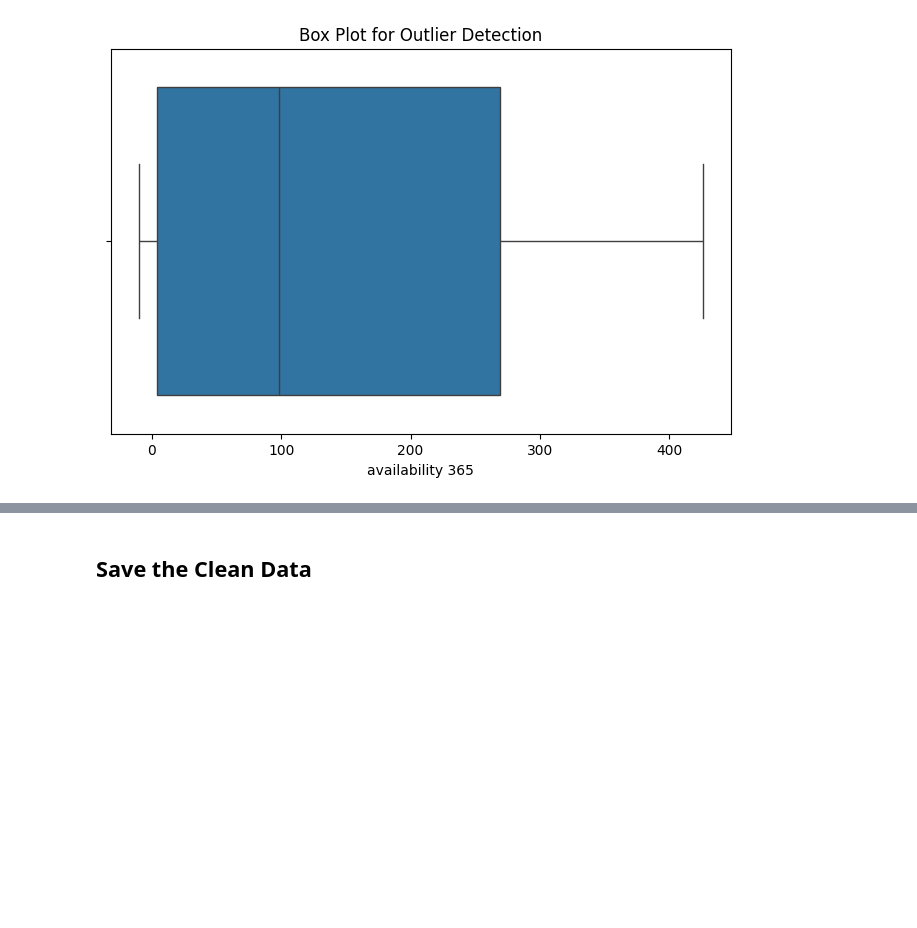
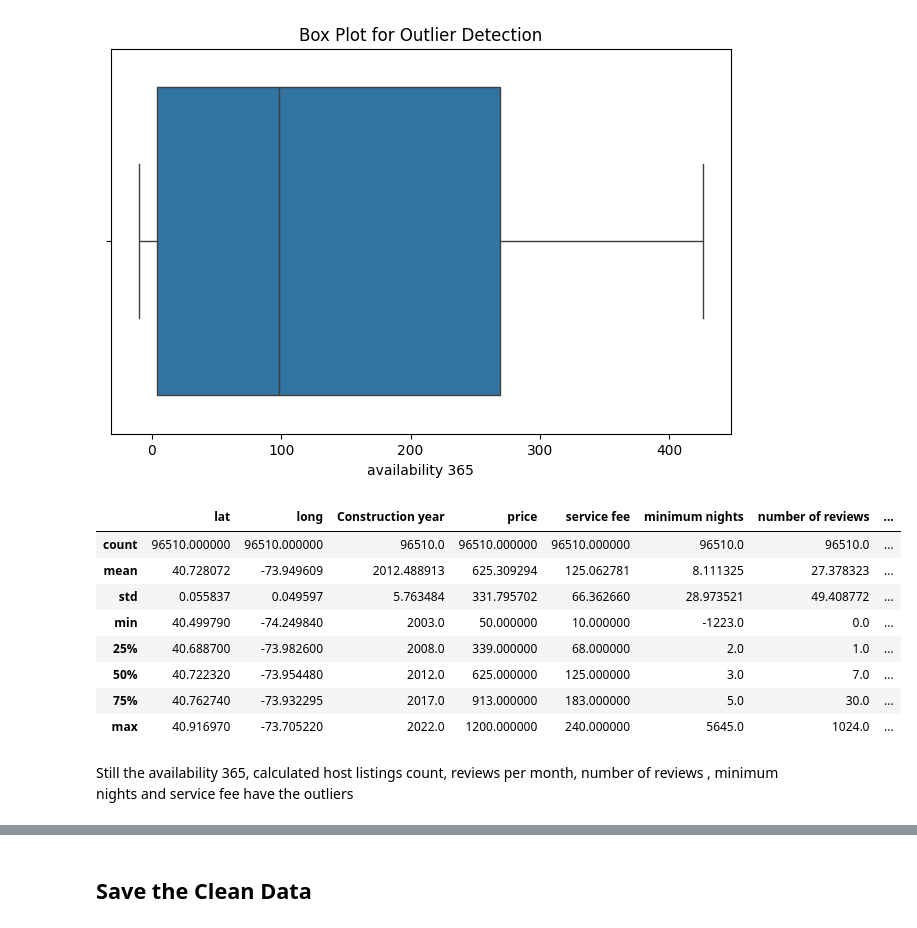
Before and after one commit to aniq63/Airbnb-NYC-DataAnalytics, a Jupyter notebook: notebooks/Airbnb_NYC_Data_Analytics_Data_Obatin_and_Scrubing.ipynb, the cells around one changed output, grey strips where cells are left out. Cells and saved outputs as stored; diff of their text form; code cells hidden in the pictures; blank space fills up the shorter version.

```diff
--- a/notebooks/Airbnb_NYC_Data_Analytics_Data_Obatin_and_Scrubing.ipynb
+++ b/notebooks/Airbnb_NYC_Data_Analytics_Data_Obatin_and_Scrubing.ipynb
@@ -294,3 +299,17 @@ plt.title(f"Box Plot for Outlier Detection")
 plt.show()
 # %% [output]
 [figure]
+# %%
+df.describe()
+# %% [output]
+|  | lat | long | Construction year | price | service fee | minimum nights | number of reviews | ... |
+| count | 96510.000000 | 96510.000000 | 96510.0 | 96510.000000 | 96510.000000 | 96510.0 | 96510.0 | ... |
+| mean | 40.728072 | -73.949609 | 2012.488913 | 625.309294 | 125.062781 | 8.111325 | 27.378323 | ... |
+| std | 0.055837 | 0.049597 | 5.763484 | 331.795702 | 66.362660 | 28.973521 | 49.408772 | ... |
+| min | 40.499790 | -74.249840 | 2003.0 | 50.000000 | 10.000000 | -1223.0 | 0.0 | ... |
+| 25% | 40.688700 | -73.982600 | 2008.0 | 339.000000 | 68.000000 | 2.0 | 1.0 | ... |
+| 50% | 40.722320 | -73.954480 | 2012.0 | 625.000000 | 125.000000 | 3.0 | 7.0 | ... |
+| 75% | 40.762740 | -73.932295 | 2017.0 | 913.000000 | 183.000000 | 5.0 | 30.0 | ... |
+| max | 40.916970 | -73.705220 | 2022.0 | 1200.000000 | 240.000000 | 5645.0 | 1024.0 | ... |
+# %% [markdown]
+Still the availability 365, calculated host listings count, reviews per month, number of reviews , minimum nights and service fee have the outliers
```
Also changed, not shown: parts of 11 cells of this notebook.
